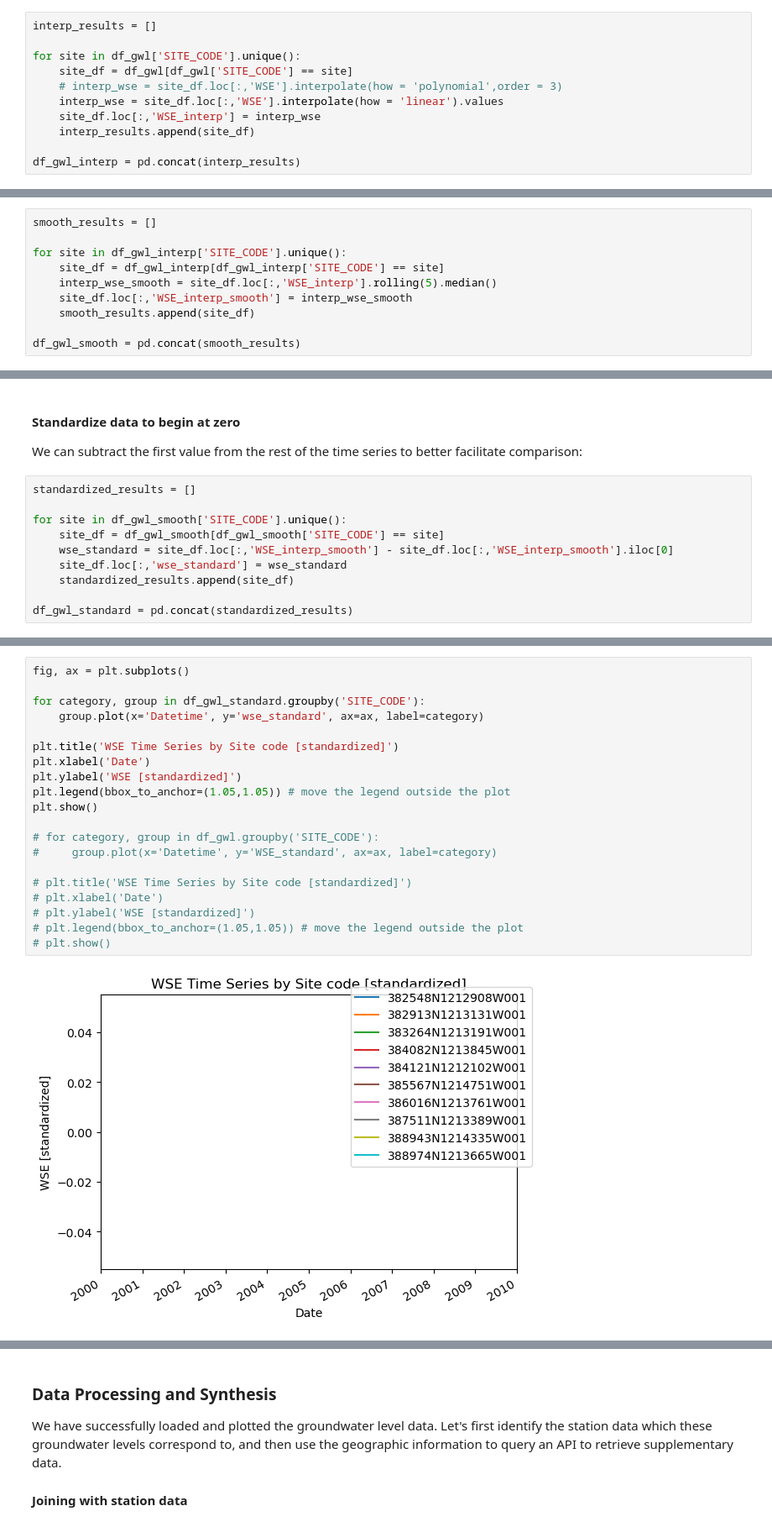
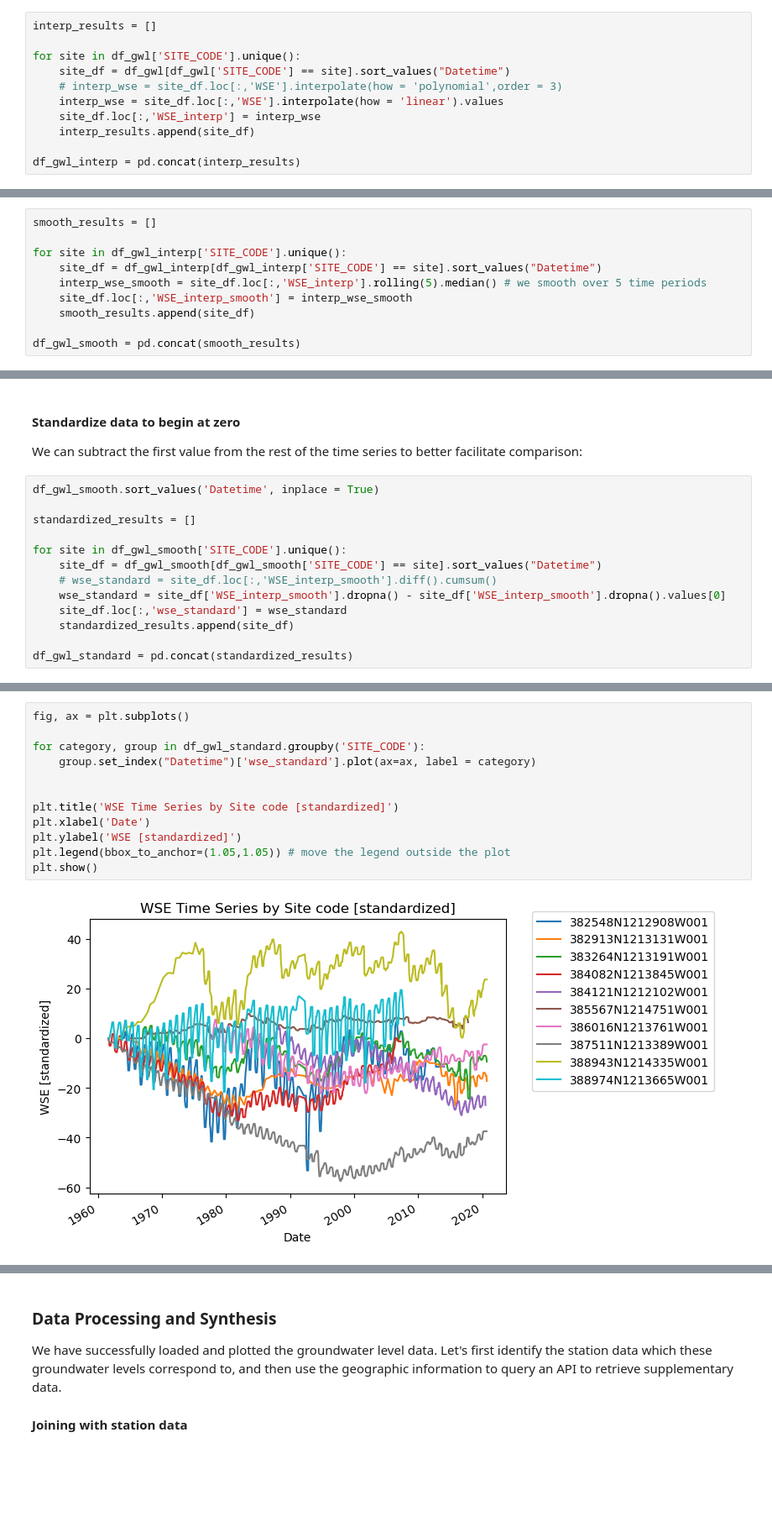
Before and after one commit to py4wrds/py4wrds, a Jupyter notebook: 6-water-resources-data-science.ipynb, the cells around one changed output, grey strips where cells are left out. Shown at 84% size. Drawn from its saved outputs; the diff is of its cells as text; blank space fills up the shorter version.

```diff
--- a/6-water-resources-data-science.ipynb
+++ b/6-water-resources-data-science.ipynb
@@ -268,7 +269,7 @@ Let's do this for each site code. In order to accomplish this, we will first cre
 interp_results = []
 
 for site in df_gwl['SITE_CODE'].unique():
-    site_df = df_gwl[df_gwl['SITE_CODE'] == site]
+    site_df = df_gwl[df_gwl['SITE_CODE'] == site].sort_values("Datetime")
     # interp_wse = site_df.loc[:,'WSE'].interpolate(how = 'polynomial',order = 3)
     interp_wse = site_df.loc[:,'WSE'].interpolate(how = 'linear').values
     site_df.loc[:,'WSE_interp'] = interp_wse
@@ -318,8 +301,8 @@ Let's do this for each site code. In order to accomplish this, we will first cre
 smooth_results = []
 
 for site in df_gwl_interp['SITE_CODE'].unique():
-    site_df = df_gwl_interp[df_gwl_interp['SITE_CODE'] == site]
-    interp_wse_smooth = site_df.loc[:,'WSE_interp'].rolling(5).median()
+    site_df = df_gwl_interp[df_gwl_interp['SITE_CODE'] == site].sort_values("Datetime")
+    interp_wse_smooth = site_df.loc[:,'WSE_interp'].rolling(5).median() # we smooth over 5 time periods
     site_df.loc[:,'WSE_interp_smooth'] = interp_wse_smooth
     smooth_results.append(site_df)
 
@@ -362,11 +327,14 @@ plt.show()
 
 We can subtract the first value from the rest of the time series to better facilitate comparison:
 # %%
+df_gwl_smooth.sort_values('Datetime', inplace = True)
+
 standardized_results = []
 
 for site in df_gwl_smooth['SITE_CODE'].unique():
-    site_df = df_gwl_smooth[df_gwl_smooth['SITE_CODE'] == site]
-    wse_standard = site_df.loc[:,'WSE_interp_smooth'] - site_df.loc[:,'WSE_interp_smooth'].iloc[0]
+    site_df = df_gwl_smooth[df_gwl_smooth['SITE_CODE'] == site].sort_values("Datetime")
+    # wse_standard = site_df.loc[:,'WSE_interp_smooth'].diff().cumsum()
+    wse_standard = site_df['WSE_interp_smooth'].dropna() - site_df['WSE_interp_smooth'].dropna().values[0]
     site_df.loc[:,'wse_standard'] = wse_standard
     standardized_results.append(site_df)
 
@@ -380,22 +342,14 @@ Series([], Name: WSE_interp_smooth, dtype: float64)
 # %%
 fig, ax = plt.subplots()
 
 for category, group in df_gwl_standard.groupby('SITE_CODE'):
-    group.plot(x='Datetime', y='wse_standard', ax=ax, label=category)
+    group.set_index("Datetime")['wse_standard'].plot(ax=ax, label = category)
+
 
 plt.title('WSE Time Series by Site code [standardized]')
 plt.xlabel('Date')
 plt.ylabel('WSE [standardized]')
 plt.legend(bbox_to_anchor=(1.05,1.05)) # move the legend outside the plot
 plt.show()
-
-# for category, group in df_gwl.groupby('SITE_CODE'):
-#     group.plot(x='Datetime', y='WSE_standard', ax=ax, label=category)
-
-# plt.title('WSE Time Series by Site code [standardized]')
-# plt.xlabel('Date')
-# plt.ylabel('WSE [standardized]')
-# plt.legend(bbox_to_anchor=(1.05,1.05)) # move the legend outside the plot
-# plt.show()
 # %% [output]
-[figure, old version]
+[figure, new version]
```
Also changed, not shown: parts of 9 cells of this notebook.
